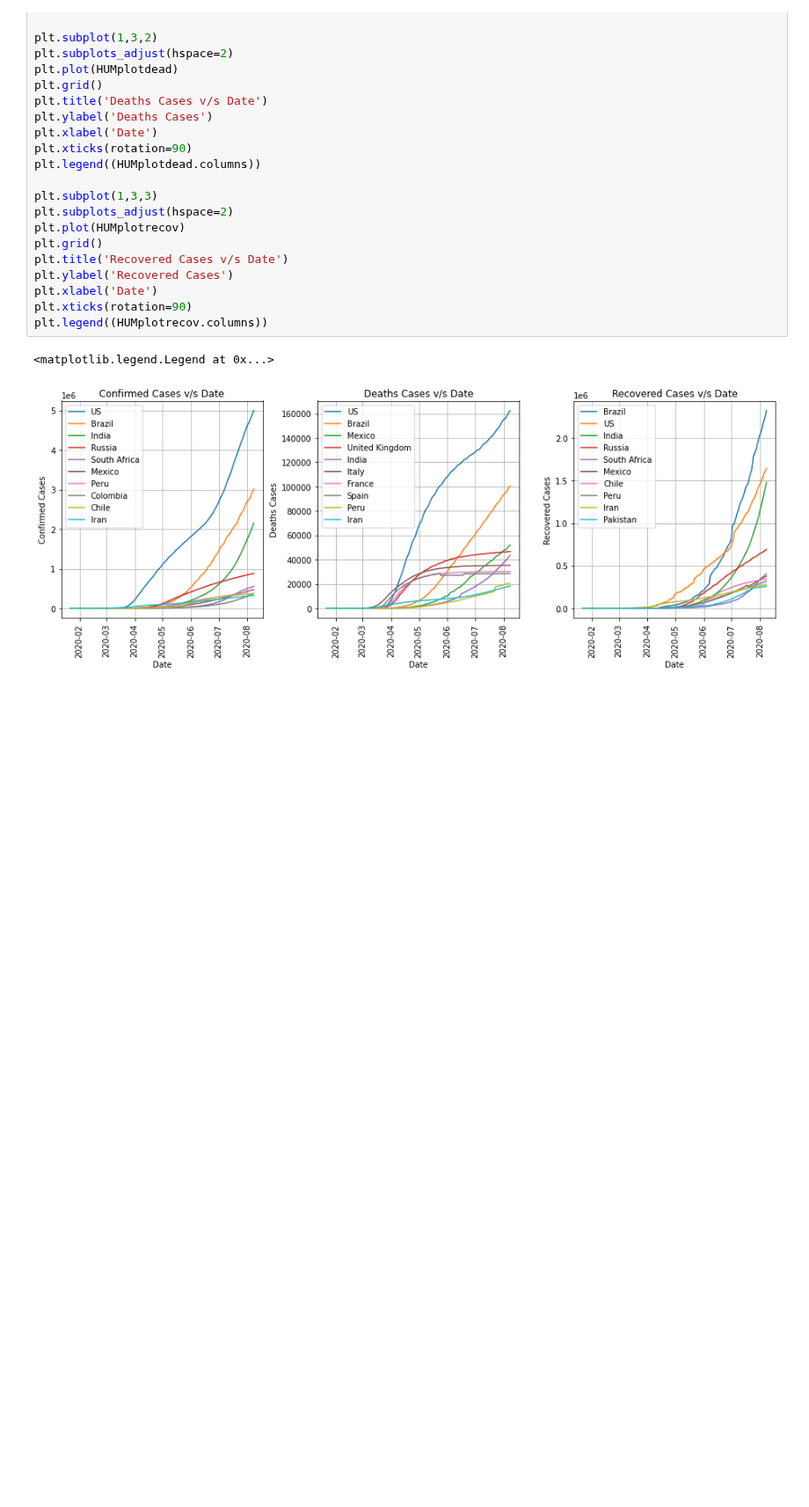
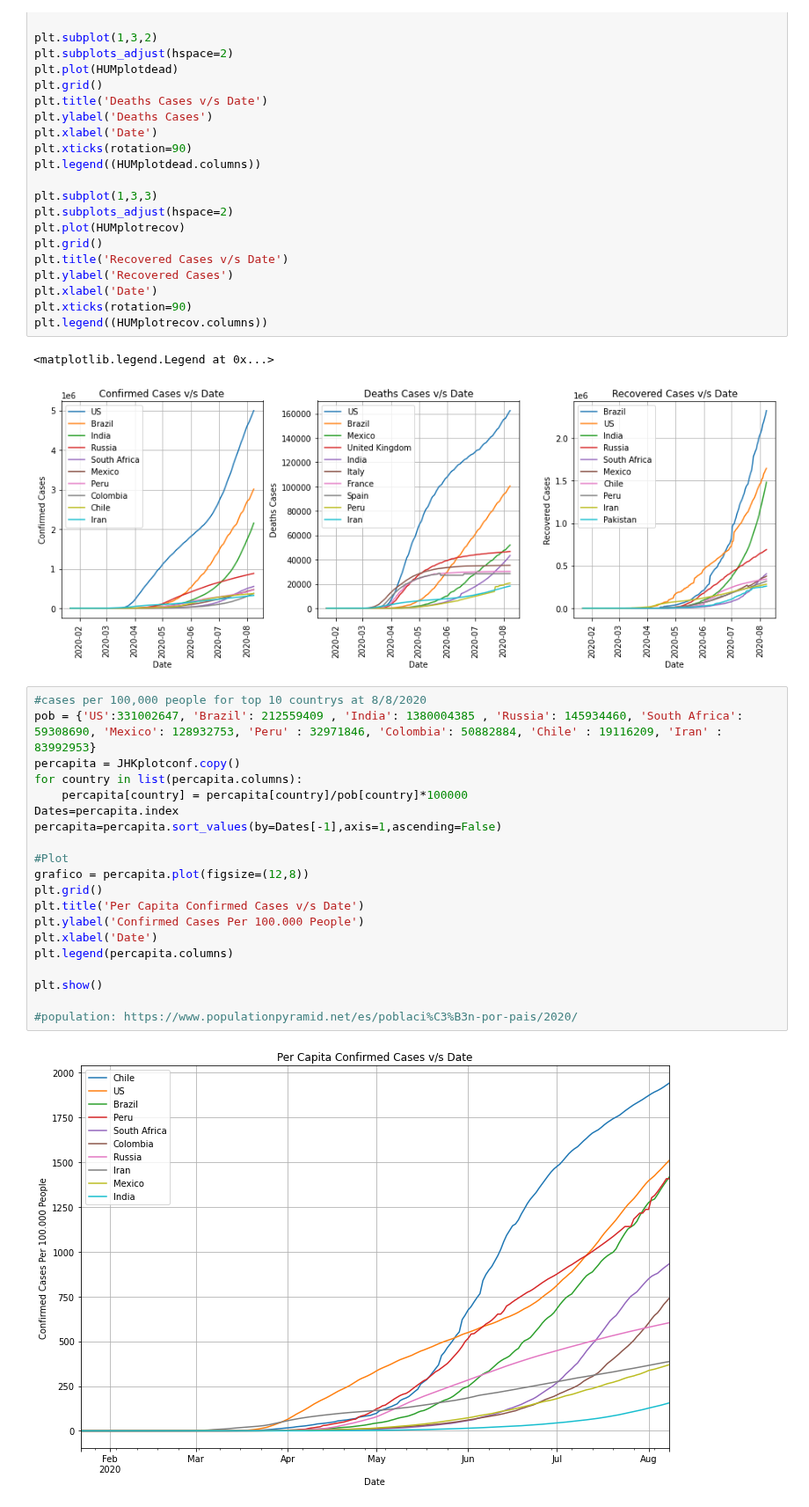
Before and after one commit to Tisks/Covid-Big-Data, a Jupyter notebook: Grafico_mundial_subplot_HumData.ipynb, the cells around one changed output. Shown at 88% size. Cells and saved outputs as stored; diff of their text form; blank space fills up the shorter version.

Commit message:
Added per capita plot

```diff
--- a/Grafico_mundial_subplot_HumData.ipynb
+++ b/Grafico_mundial_subplot_HumData.ipynb
@@ -170,3 +170,25 @@ plt.legend((HUMplotrecov.columns))
 # %% [output]
 <matplotlib.legend.Legend at 0x...>
 [figure]
+# %%
+#cases per 100,000 people for top 10 countrys at 8/8/2020
+pob = {'US':331002647, 'Brazil': 212559409 , 'India': 1380004385 , 'Russia': 145934460, 'South Africa': 59308690, 'Mexico': 128932753, 'Peru' : 32971846, 'Colombia': 50882884, 'Chile' : 19116209, 'Iran' : 83992953}
+percapita = JHKplotconf.copy()
+for country in list(percapita.columns):
+    percapita[country] = percapita[country]/pob[country]*100000
+Dates=percapita.index
+percapita=percapita.sort_values(by=Dates[-1],axis=1,ascending=False)
+
+#Plot
+grafico = percapita.plot(figsize=(12,8))
+plt.grid()
+plt.title('Per Capita Confirmed Cases v/s Date')
+plt.ylabel('Confirmed Cases Per 100.000 People')
+plt.xlabel('Date')
+plt.legend(percapita.columns)
+
+plt.show()
+
+#population: https://www.populationpyramid.net/es/poblaci%C3%B3n-por-pais/2020/
+# %% [output]
+[figure, added]
```
